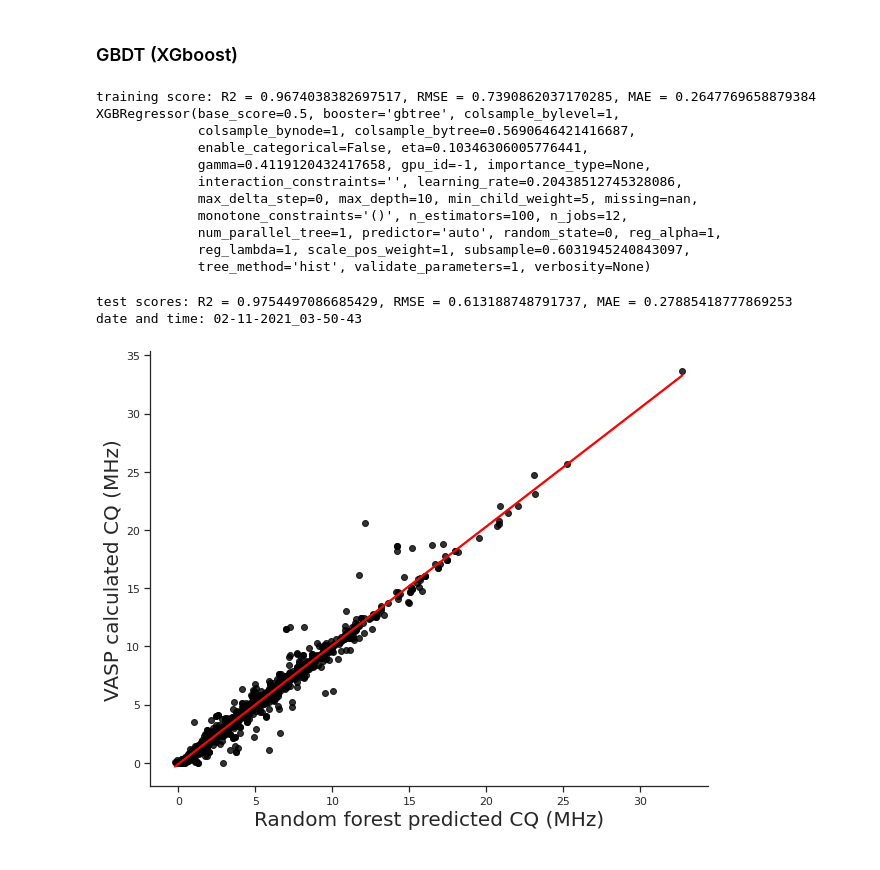
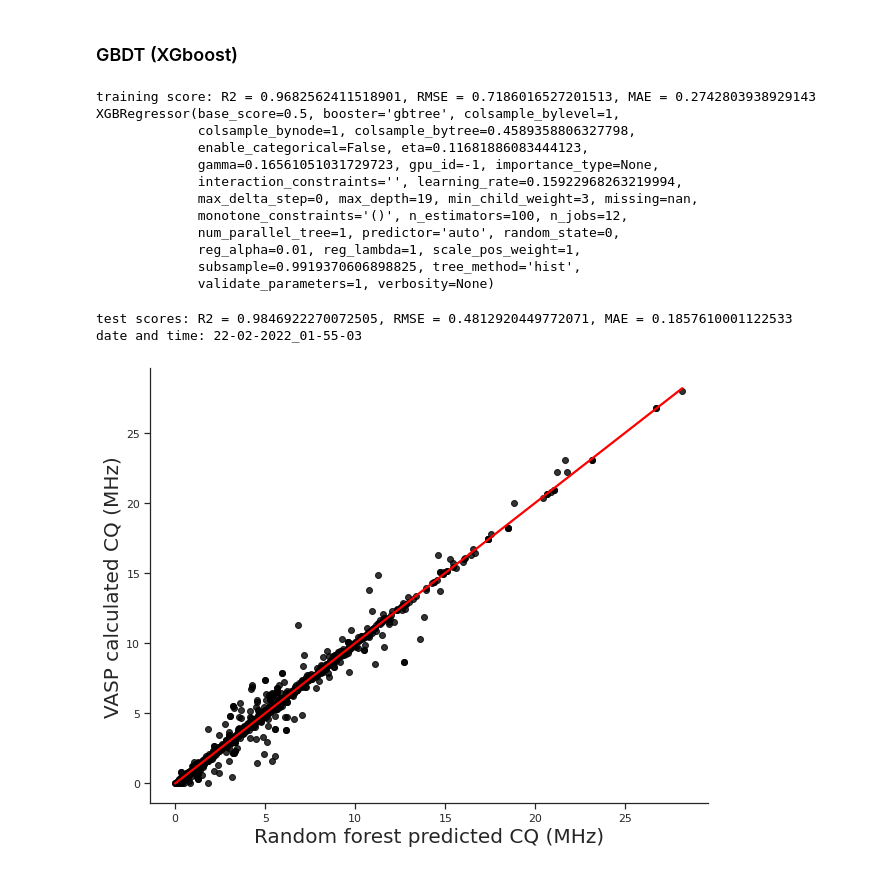
Before and after one commit to wushanyun64/27Al_CQ_prediction, a Jupyter notebook: Example_model_training.ipynb, the cells around one changed output. Saved outputs shown, nothing was run; the diff lists cells and outputs as text; code cells hidden in the pictures.

```diff
--- a/Example_model_training.ipynb
+++ b/Example_model_training.ipynb
@@ -356,39 +355,0 @@ Wall time: 1.1 s
-# %%
-%%time
-# # Predict test set splited by chemical environment.
-from sklearn.metrics import r2_score, mean_squared_error, mean_absolute_error
-import seaborn as sns
-
-sns.set()
-import matplotlib.pyplot as plt
-from datetime import datetime
-
-x_test_dict = dict(
-    t4 = X_test.loc[X_test.max_ce=='T:4',:],
-    t5 = X_test.loc[X_test.max_ce=='T:5',:],
-    o6 = X_test.loc[X_test.max_ce=='O:6',:])
-
-y_test_dict = dict(
-    t4 = y_test.loc[y_test.max_ce=='T:4',:],
-    t5 = y_test.loc[y_test.max_ce=='T:5',:],
-    o6 = y_test.loc[y_test.max_ce=='O:6',:])
-
-y_rf_dict ={}
-for k, v in x_test_dict.items():
-    y_rf = grid.predict(v.drop("max_ce",axis=1))
-    y_rf_dict[k]=y_rf
-    test_r2 = r2_score(y_test_dict[k]["CQ"], y_rf)
-    test_RMSE = math.sqrt(mean_squared_error(y_test_dict[k]["CQ"], y_rf))
-    test_MAE = mean_absolute_error(y_test_dict[k]["CQ"], y_rf)
-    print(f"{k} test scores: R2 = {test_r2}, RMSE = {test_RMSE}, MAE = {test_MAE}")
-
-fig, ax = plt.subplots(figsize=[10, 6])
-# kwargs = dict(ax=ax,bins=30)
-
-plt.scatter(x=y_rf_dict['t4'],y=y_test_dict['t4']['CQ'], marker='o', label="T:4")
-plt.scatter(x=y_rf_dict['t5'],y=y_test_dict['t5']['CQ'], marker='x', label="T:5")
-plt.scatter(x=y_rf_dict['o6'],y=y_test_dict['o6']['CQ'], marker='^', label="O:6")
-plt.gca().set(title='Random forest prediction of 27Al quadruploar CQ',
-              xlabel="Random forest predicted CQ (MHz)",ylabel="VASP calculated CQ (MHz)")
-
-plt.legend()
@@ -427,7 +380,7 @@ grid = RandomizedSearchCV(
     refit="r2",
     cv=5,
 )
-grid.fit(X_train.drop(["max_ce"],axis=1), y_train['CQ'])
+grid.fit(X_train, y_train['CQ'])
 
 # summarize the results of the grid search
 train_r2 = np.sort(grid.cv_results_["mean_test_r2"])[-1]
@@ -443,17 +396,18 @@ print(
 )
 print(grid.best_estimator_)
 # %% [output]
-training score: R2 = 0.9674038382697517, RMSE = 0.7390862037170285, MAE = 0.2647769658879384
+training score: R2 = 0.9682562411518901, RMSE = 0.7186016527201513, MAE = 0.2742803938929143
 XGBRegressor(base_score=0.5, booster='gbtree', colsample_bylevel=1,
-             colsample_bynode=1, colsample_bytree=0.5690646421416687,
-             enable_categorical=False, eta=0.10346306005776441,
-             gamma=0.4119120432417658, gpu_id=-1, importance_type=None,
-             interaction_constraints='', learning_rate=0.20438512745328086,
-             max_delta_step=0, max_depth=10, min_child_weight=5, missing=nan,
+             colsample_bynode=1, colsample_bytree=0.4589358806327798,
+             enable_categorical=False, eta=0.11681886083444123,
+             gamma=0.16561051031729723, gpu_id=-1, importance_type=None,
+             interaction_constraints='', learning_rate=0.15922968263219994,
+             max_delta_step=0, max_depth=19, min_child_weight=3, missing=nan,
              monotone_constraints='()', n_estimators=100, n_jobs=12,
-             num_parallel_tree=1, predictor='auto', random_state=0, reg_alpha=1,
-             reg_lambda=1, scale_pos_weight=1, subsample=0.6031945240843097,
-             tree_method='hist', validate_parameters=1, verbosity=None)
+             num_parallel_tree=1, predictor='auto', random_state=0,
+             reg_alpha=0.01, reg_lambda=1, scale_pos_weight=1,
+             subsample=0.9919370606898825, tree_method='hist',
+             validate_parameters=1, verbosity=None)
 # %%
 %%time
 # Predict test set
@@ -464,7 +418,7 @@ sns.set()
 import matplotlib.pyplot as plt
 from datetime import datetime
 
-y_rf = grid.predict(X_test.drop("max_ce",axis=1))
+y_rf = grid.predict(X_test)
 
 test_r2 = r2_score(y_test["CQ"], y_rf)
 test_RMSE = math.sqrt(mean_squared_error(y_test['CQ'], y_rf))
@@ -474,33 +428,33 @@ print("test scores: R2 = {}, RMSE = {}, MAE = {}".format(test_r2, test_RMSE, tes
 
 
 # write down the date for png save
 predict_result = {}
 predict_result["VASP_CQ"] = y_test['CQ']
 predict_result["RF_predicted_CQ"] = y_rf
 predict_result = pd.DataFrame(predict_result)
 
 # datetime object containing current date and time
 now = datetime.now()
 # dd/mm/YY H:M:S
 dt_string = now.strftime("%d-%m-%Y_%H-%M-%S")
 print("date and time:",dt_string)
 
 sns.set_style("ticks")
 fig, ax = plt.subplots(figsize = (10,8))
 plot = sns.regplot(
     x="RF_predicted_CQ",
     y="VASP_CQ",
     data=predict_result,
     ci=None,
     scatter_kws={"color": "black"},
     line_kws={"color": "red"}
 )
 ax.set_xlabel("Random forest predicted CQ (MHz)",fontsize=20)
 ax.set_ylabel("VASP calculated CQ (MHz)",fontsize=20)
 sns.despine()
 # plt.savefig('./figures/27Al_RF_testSet_{}.png'.format(dt_string))
 plt.show()
 # %% [output]
-test scores: R2 = 0.9754497086685429, RMSE = 0.613188748791737, MAE = 0.27885418777869253
-date and time: 02-11-2021_03-50-43
+test scores: R2 = 0.9846922270072505, RMSE = 0.4812920449772071, MAE = 0.1857610001122533
+date and time: 22-02-2022_01-55-03
-[figure, old version]
+[figure, new version]
```
Also changed, not shown: parts of 5 cells of this notebook, 8 other files.
